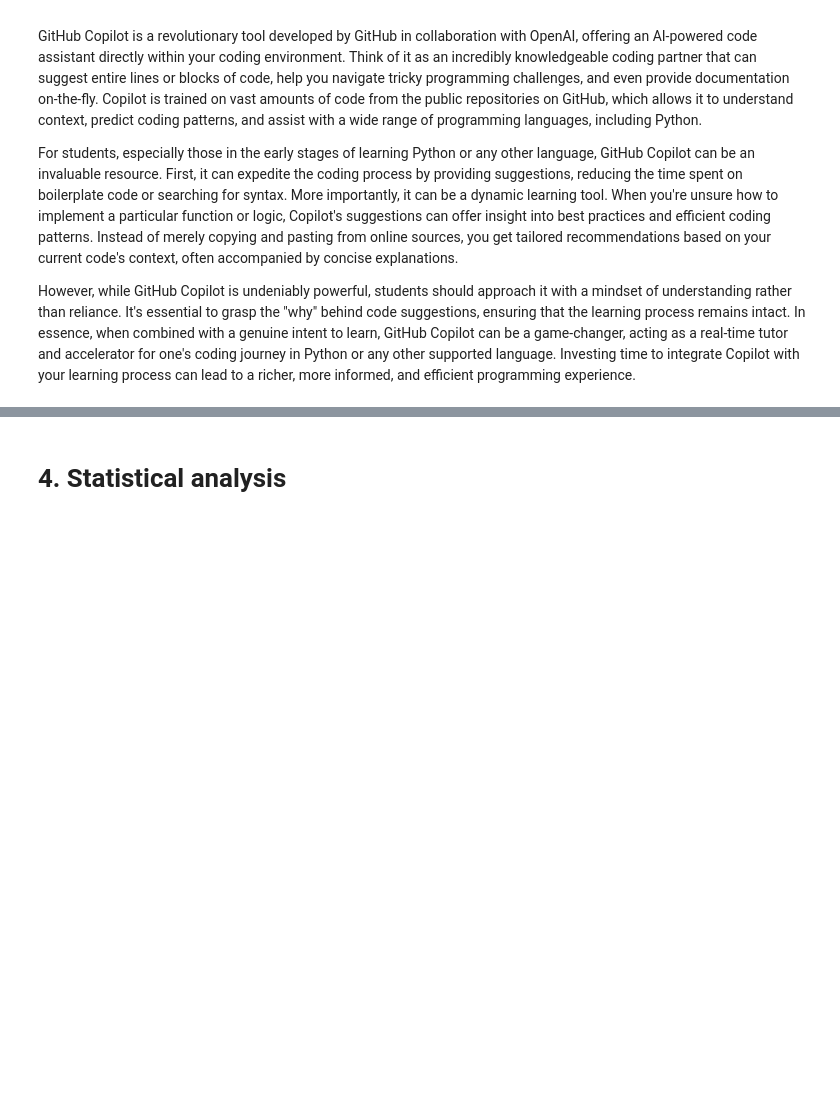
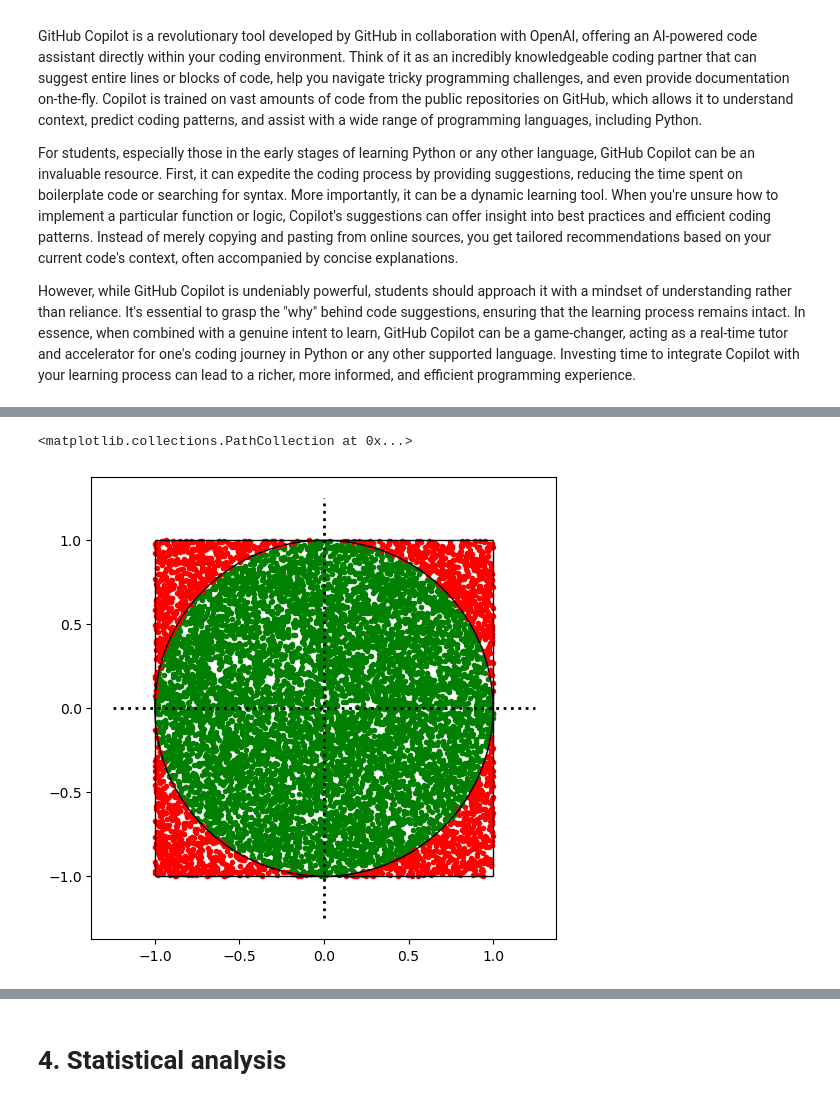
Before and after one commit to wegard/Programming-and-data-management, a Jupyter notebook: Lecture_notebooks/09_Advanced_topics.ipynb, the cells around one changed output, grey strips where cells are left out. Saved outputs shown, nothing was run; the diff lists cells and outputs as text; code cells hidden in the pictures; blank space fills up the shorter version.

```diff
--- a/Lecture_notebooks/09_Advanced_topics.ipynb
+++ b/Lecture_notebooks/09_Advanced_topics.ipynb
@@ -31,0 +105,7 @@ However, while GitHub Copilot is undeniably powerful, students should approach i
+# %%
+# Check if the points are inside or outside the circle using the Pythagorean theorem
+
+distanse_from_orign = np.sqrt(random_points['x']**2 + random_points['y']**2)
+
+random_points['in_circle'] = distanse_from_orign <= 1
+random_points.sample(10)
@@ -31,0 +124,14 @@ However, while GitHub Copilot is undeniably powerful, students should approach i
+# %%
+# Lets plot the points in our figure with different colors if we are inside or outside the circle
+
+drawBackground()
+drawCircle()
+drawRectangle()
+
+plt.scatter(random_points[random_points.in_circle == True]['x'],
+            random_points[random_points.in_circle == True]['y'], color='green', marker='.')
+plt.scatter(random_points[random_points.in_circle == False]['x'],
+            random_points[random_points.in_circle == False]['y'], color='red',marker='.')
+# %% [output]
+<matplotlib.collections.PathCollection at 0x...>
+[figure, added]
```
Also changed, not shown: parts of 19 cells of this notebook, 1 other file.
